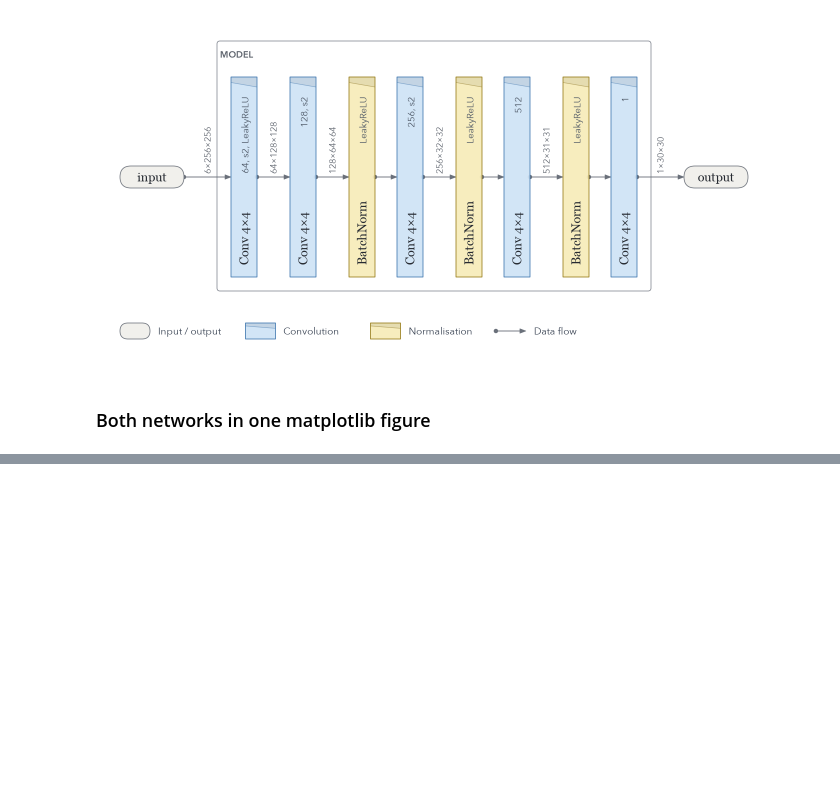
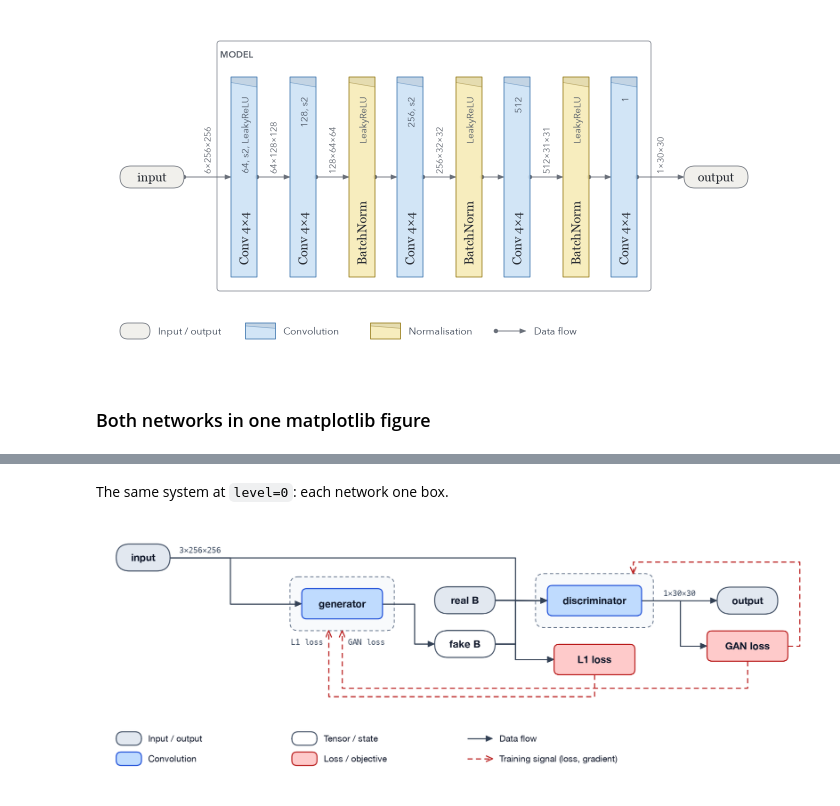
Before and after one commit to AndreiUtina/TensorGami, a Jupyter notebook: examples/pix2pix.ipynb, the cells around one changed output, grey strips where cells are left out. Drawn from its saved outputs; the diff is of its cells as text; code cells hidden in the pictures; blank space fills up the shorter version.

```diff
--- a/examples/pix2pix.ipynb
+++ b/examples/pix2pix.ipynb
@@ -253,0 +299,6 @@ plt.show()
+# %% [markdown]
+The same system at `level=0`: each network one box.
+# %%
+tg.draw(models, inputs, level=0, **system)
+# %% [output]
+[figure, added]
```
Also changed, not shown: parts of 4 cells of this notebook, 27 other files.
